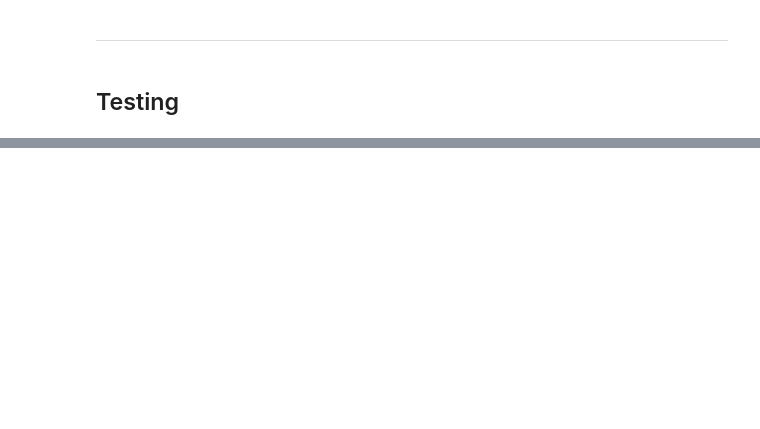
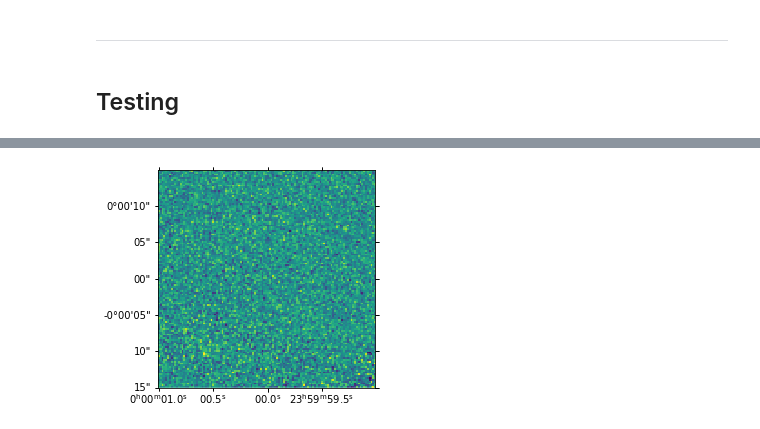
Before and after one commit to FRBs/FRB, a Jupyter notebook: docs/nb/Surveys.ipynb, the cells around one changed output, grey strips where cells are left out. Cells and saved outputs as stored; diff of their text form; code cells hidden in the pictures; blank space fills up the shorter version.

```diff
--- a/docs/nb/Surveys.ipynb
+++ b/docs/nb/Surveys.ipynb
@@ -97,0 +120,8 @@ tmp = 'mag_auto_g,magerr_auto_g,mag_auto_r,magerr_auto_r,mag_auto_i,magerr_auto_
+# %%
+fits_img = ps_srvy.get_image(imsize=30*units.arcsec)
+wcsinfo = WCS(fits_img.header)
+plt.subplot(projection=wcsinfo)
+plt.imshow(fits_img.data, origin='lower')
+plt.show()
+# %% [output]
+[figure, added]
```
Also changed, not shown: parts of 8 cells of this notebook.
